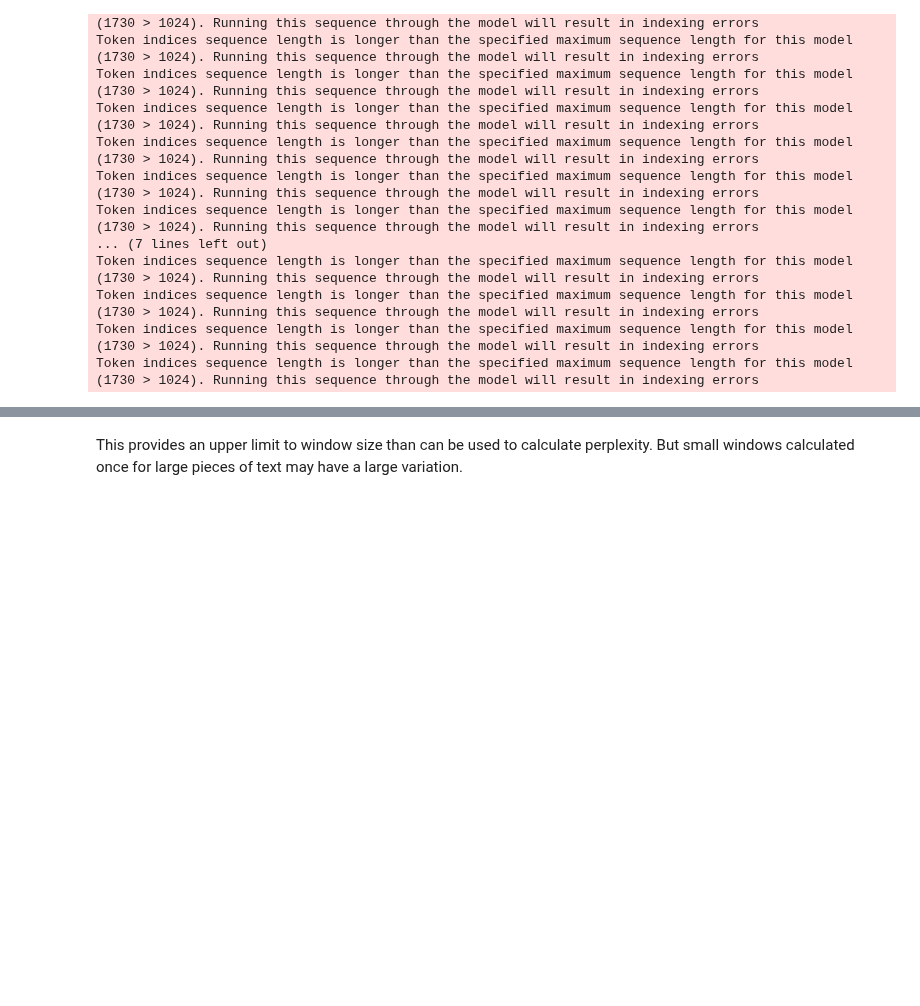
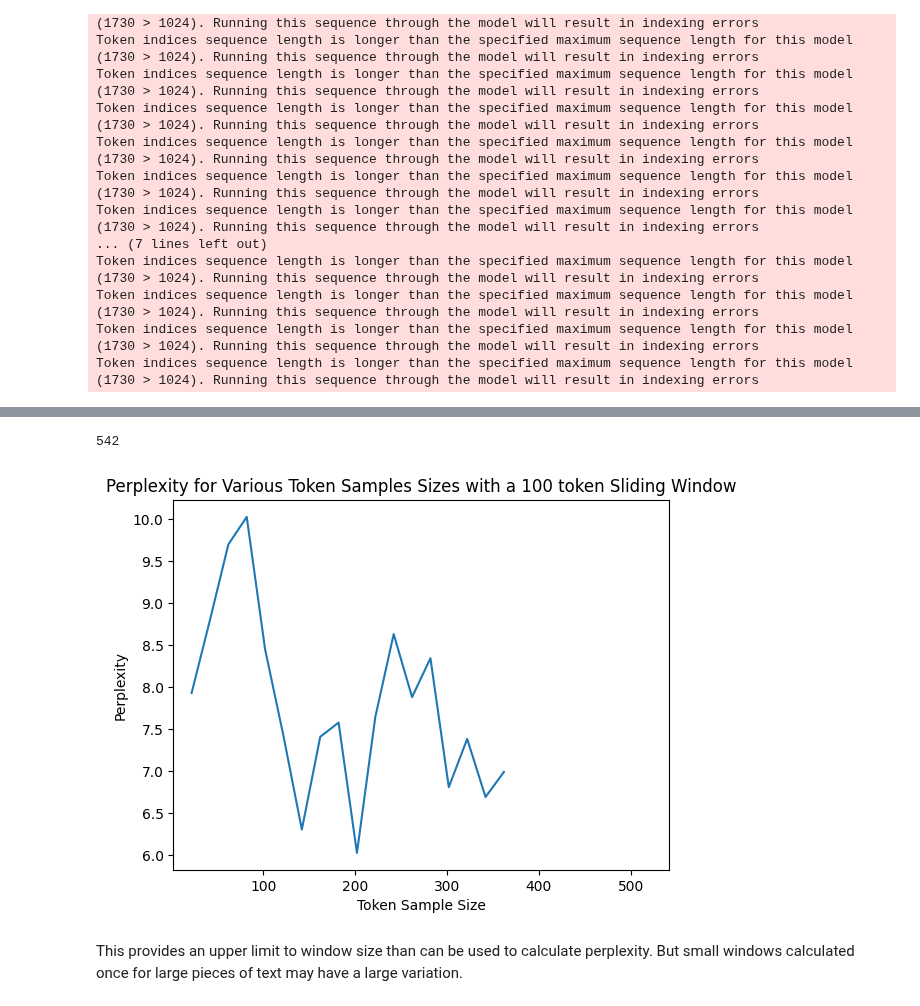
Before and after one commit to aecoaker/FTA-Summary, a Jupyter notebook: Exploring_BART_Models.ipynb, the cells around one changed output, grey strips where cells are left out. Saved outputs shown, nothing was run; the diff lists cells and outputs as text; code cells hidden in the pictures; blank space fills up the shorter version.

```diff
--- a/Exploring_BART_Models.ipynb
+++ b/Exploring_BART_Models.ipynb
@@ -283,0 +295,6 @@ plt.show()
+# %%
+#testing variation in tokens sample size with a set window size, what gives infinity?
+tokens = range(2, 550, 20)
+q = []
+for t in tokens:
+  q.append(perplexity(text, window = 100, tokens = t))
@@ -284,3 +319,16 @@ plt.show()
+# %%
+max(tokens)
+# %% [output]
+542
+# %%
+plt.plot(tokens[1:], q[1:])
+plt.title('Perplexity for Various Token Samples Sizes with a 100 token Sliding Window')
+plt.xlabel('Token Sample Size')
+plt.ylabel('Perplexity')
+plt.xlim(min(tokens), max(tokens))
+plt.show()
+# %% [output]
+[figure, added]
 # %% [markdown]
 This provides an upper limit to window size than can be used to calculate perplexity. But small windows calculated once for large pieces of text may have a large variation.
 # %%
```
Also changed, not shown: parts of 10 cells of this notebook.
